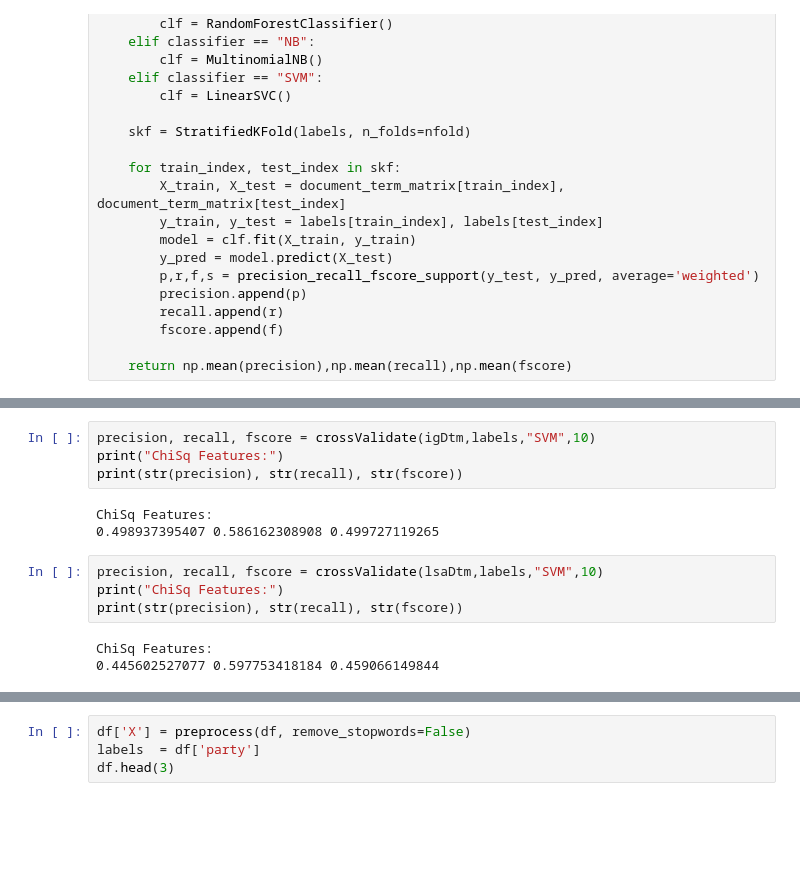
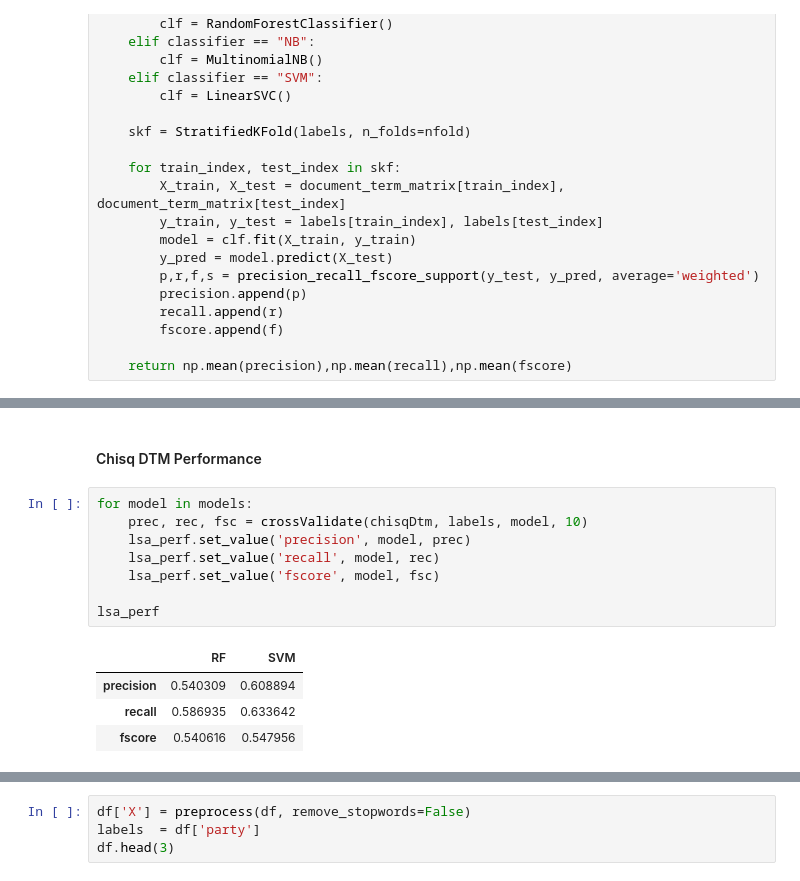
Before and after one commit to carriegardner428/2016-Election-Project, a Jupyter notebook: Election Notebook.ipynb, the cells around one changed output, grey strips where cells are left out. Drawn from its saved outputs; the diff is of its cells as text; blank space fills up the shorter version.

```diff
--- a/Election Notebook.ipynb
+++ b/Election Notebook.ipynb
@@ -273,14 +267,15 @@ ChiSq Features:
-# %%
-precision, recall, fscore = crossValidate(igDtm,labels,"SVM",10)
-print("ChiSq Features:")
-print(str(precision), str(recall), str(fscore))
-# %% [output]
-ChiSq Features:
-0.498937395407 0.586162308908 0.499727119265
-# %%
-precision, recall, fscore = crossValidate(lsaDtm,labels,"SVM",10)
-print("ChiSq Features:")
-print(str(precision), str(recall), str(fscore))
-# %% [output]
-ChiSq Features:
-0.445602527077 0.597753418184 0.459066149844
+# %% [markdown]
+#### Chisq DTM Performance
+# %%
+for model in models:
+    prec, rec, fsc = crossValidate(chisqDtm, labels, model, 10)
+    lsa_perf.set_value('precision', model, prec)
+    lsa_perf.set_value('recall', model, rec)
+    lsa_perf.set_value('fscore', model, fsc)
+
+lsa_perf
+# %% [output]
+|  | RF | SVM |
+| precision | 0.540309 | 0.608894 |
+| recall | 0.586935 | 0.633642 |
+| fscore | 0.540616 | 0.547956 |
```
Also changed, not shown: parts of 10 cells of this notebook, 1 other file.
